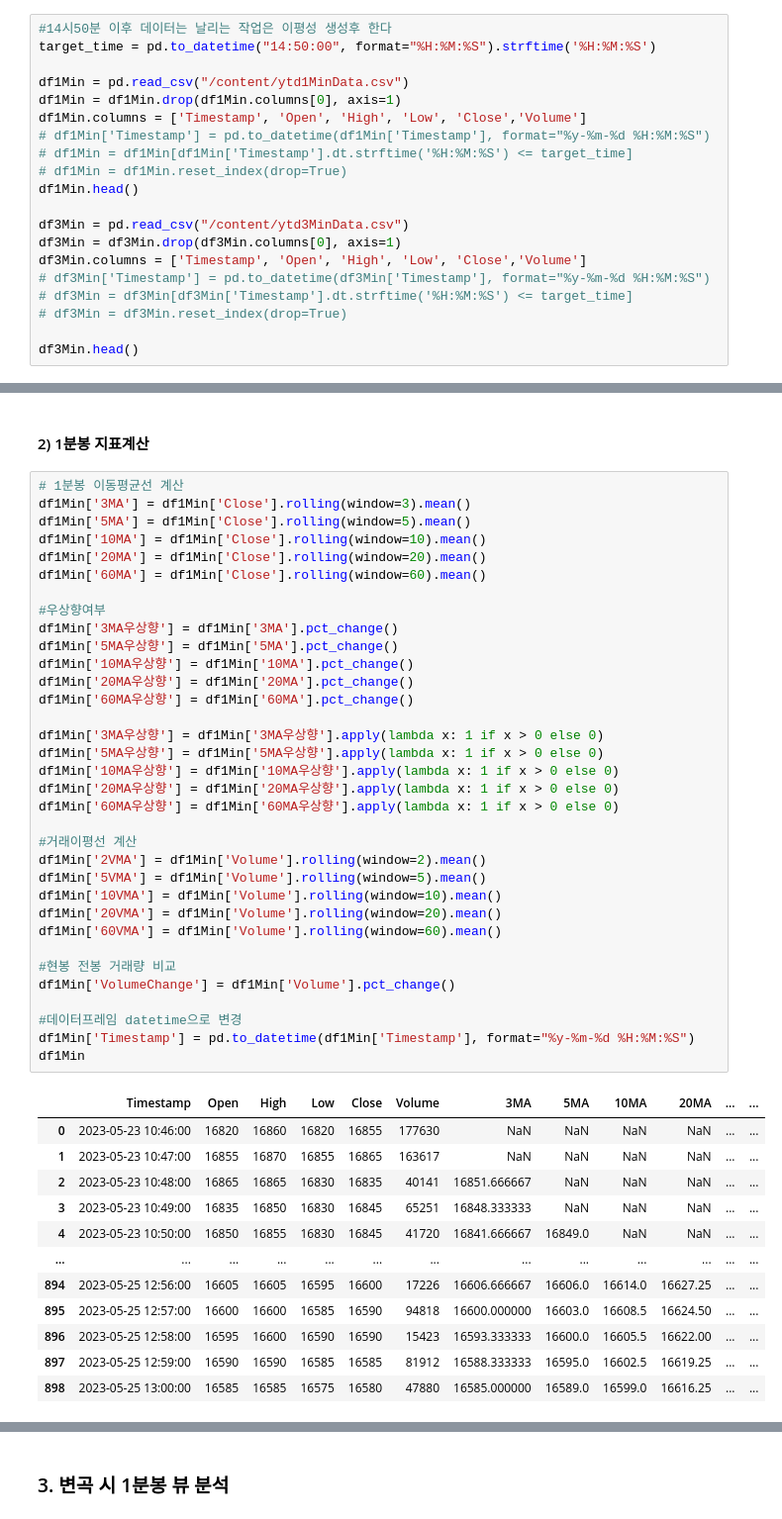
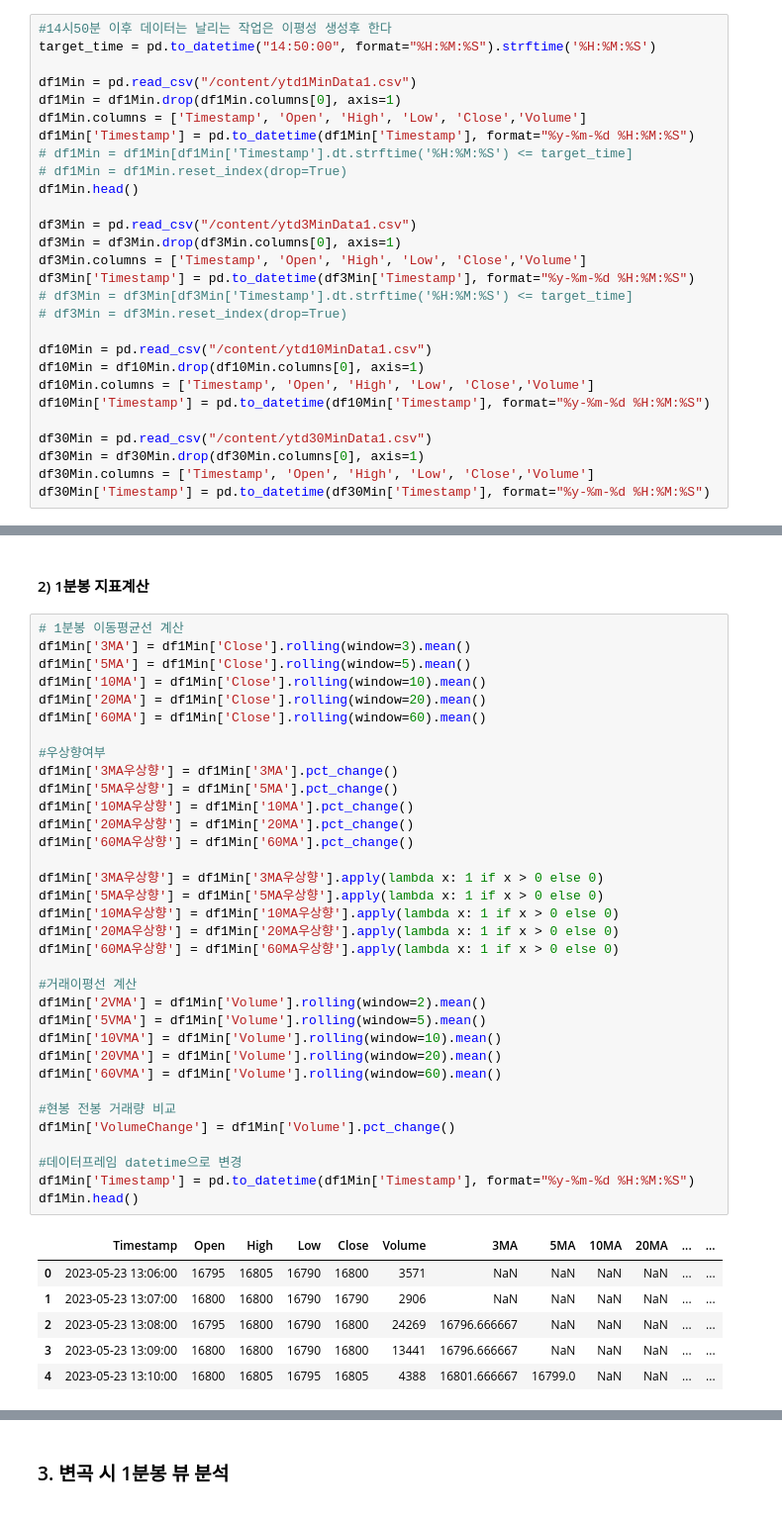
Before and after one commit to dongzooo/Quant-with-py, a Jupyter notebook: 캔들데이터 분석/3분봉5이평_변곡_통계분석.ipynb, the cells around one changed output, grey strips where cells are left out. Shown: that part at 99% size. Drawn from its saved outputs; the diff is of its cells as text.

```diff
--- a/캔들데이터 분석/3분봉5이평_변곡_통계분석.ipynb
+++ b/캔들데이터 분석/3분봉5이평_변곡_통계분석.ipynb
@@ -54,19 +69,27 @@ Saving ytd3MinData.csv to ytd3MinData.csv
 #14시50분 이후 데이터는 날리는 작업은 이평성 생성후 한다
 target_time = pd.to_datetime("14:50:00", format="%H:%M:%S").strftime('%H:%M:%S')
 
-df1Min = pd.read_csv("/content/ytd1MinData.csv")
+df1Min = pd.read_csv("/content/ytd1MinData1.csv")
 df1Min = df1Min.drop(df1Min.columns[0], axis=1)
 df1Min.columns = ['Timestamp', 'Open', 'High', 'Low', 'Close','Volume']
-# df1Min['Timestamp'] = pd.to_datetime(df1Min['Timestamp'], format="%y-%m-%d %H:%M:%S")
+df1Min['Timestamp'] = pd.to_datetime(df1Min['Timestamp'], format="%y-%m-%d %H:%M:%S")
 # df1Min = df1Min[df1Min['Timestamp'].dt.strftime('%H:%M:%S') <= target_time]
 # df1Min = df1Min.reset_index(drop=True)
 df1Min.head()
 
-df3Min = pd.read_csv("/content/ytd3MinData.csv")
+df3Min = pd.read_csv("/content/ytd3MinData1.csv")
 df3Min = df3Min.drop(df3Min.columns[0], axis=1)
 df3Min.columns = ['Timestamp', 'Open', 'High', 'Low', 'Close','Volume']
-# df3Min['Timestamp'] = pd.to_datetime(df3Min['Timestamp'], format="%y-%m-%d %H:%M:%S")
+df3Min['Timestamp'] = pd.to_datetime(df3Min['Timestamp'], format="%y-%m-%d %H:%M:%S")
 # df3Min = df3Min[df3Min['Timestamp'].dt.strftime('%H:%M:%S') <= target_time]
 # df3Min = df3Min.reset_index(drop=True)
 
-df3Min.head()
+df10Min = pd.read_csv("/content/ytd10MinData1.csv")
+df10Min = df10Min.drop(df10Min.columns[0], axis=1)
+df10Min.columns = ['Timestamp', 'Open', 'High', 'Low', 'Close','Volume']
+df10Min['Timestamp'] = pd.to_datetime(df10Min['Timestamp'], format="%y-%m-%d %H:%M:%S")
+
+df30Min = pd.read_csv("/content/ytd30MinData1.csv")
+df30Min = df30Min.drop(df30Min.columns[0], axis=1)
+df30Min.columns = ['Timestamp', 'Open', 'High', 'Low', 'Close','Volume']
+df30Min['Timestamp'] = pd.to_datetime(df30Min['Timestamp'], format="%y-%m-%d %H:%M:%S")
@@ -124,42 +194,36 @@ df1Min['10MA'] = df1Min['Close'].rolling(window=10).mean()
 df1Min['20MA'] = df1Min['Close'].rolling(window=20).mean()
 df1Min['60MA'] = df1Min['Close'].rolling(window=60).mean()
 
 #우상향여부
 df1Min['3MA우상향'] = df1Min['3MA'].pct_change()
 df1Min['5MA우상향'] = df1Min['5MA'].pct_change()
 df1Min['10MA우상향'] = df1Min['10MA'].pct_change()
 df1Min['20MA우상향'] = df1Min['20MA'].pct_change()
 df1Min['60MA우상향'] = df1Min['60MA'].pct_change()
 
 df1Min['3MA우상향'] = df1Min['3MA우상향'].apply(lambda x: 1 if x > 0 else 0)
 df1Min['5MA우상향'] = df1Min['5MA우상향'].apply(lambda x: 1 if x > 0 else 0)
 df1Min['10MA우상향'] = df1Min['10MA우상향'].apply(lambda x: 1 if x > 0 else 0)
 df1Min['20MA우상향'] = df1Min['20MA우상향'].apply(lambda x: 1 if x > 0 else 0)
 df1Min['60MA우상향'] = df1Min['60MA우상향'].apply(lambda x: 1 if x > 0 else 0)
 
 #거래이평선 계산
 df1Min['2VMA'] = df1Min['Volume'].rolling(window=2).mean()
 df1Min['5VMA'] = df1Min['Volume'].rolling(window=5).mean()
 df1Min['10VMA'] = df1Min['Volume'].rolling(window=10).mean()
 df1Min['20VMA'] = df1Min['Volume'].rolling(window=20).mean()
 df1Min['60VMA'] = df1Min['Volume'].rolling(window=60).mean()
 
 #현봉 전봉 거래량 비교
 df1Min['VolumeChange'] = df1Min['Volume'].pct_change()
 
 #데이터프레임 datetime으로 변경
 df1Min['Timestamp'] = pd.to_datetime(df1Min['Timestamp'], format="%y-%m-%d %H:%M:%S")
-df1Min
+df1Min.head()
 # %% [output]
 |  | Timestamp | Open | High | Low | Close | Volume | 3MA | 5MA | 10MA | 20MA | ... | ... |
-| 0 | 2023-05-23 10:46:00 | 16820 | 16860 | 16820 | 16855 | 177630 | NaN | NaN | NaN | NaN | ... | ... |
-| 1 | 2023-05-23 10:47:00 | 16855 | 16870 | 16855 | 16865 | 163617 | NaN | NaN | NaN | NaN | ... | ... |
-| 2 | 2023-05-23 10:48:00 | 16865 | 16865 | 16830 | 16835 | 40141 | 16851.666667 | NaN | NaN | NaN | ... | ... |
-| 3 | 2023-05-23 10:49:00 | 16835 | 16850 | 16830 | 16845 | 65251 | 16848.333333 | NaN | NaN | NaN | ... | ... |
-| 4 | 2023-05-23 10:50:00 | 16850 | 16855 | 16830 | 16845 | 41720 | 16841.666667 | 16849.0 | NaN | NaN | ... | ... |
-| ... | ... | ... | ... | ... | ... | ... | ... | ... | ... | ... | ... | ... |
-| 894 | 2023-05-25 12:56:00 | 16605 | 16605 | 16595 | 16600 | 17226 | 16606.666667 | 16606.0 | 16614.0 | 16627.25 | ... | ... |
-| 895 | 2023-05-25 12:57:00 | 16600 | 16600 | 16585 | 16590 | 94818 | 16600.000000 | 16603.0 | 16608.5 | 16624.50 | ... | ... |
-| 896 | 2023-05-25 12:58:00 | 16595 | 16600 | 16590 | 16590 | 15423 | 16593.333333 | 16600.0 | 16605.5 | 16622.00 | ... | ... |
-| 897 | 2023-05-25 12:59:00 | 16590 | 16590 | 16585 | 16585 | 81912 | 16588.333333 | 16595.0 | 16602.5 | 16619.25 | ... | ... |
-| 898 | 2023-05-25 13:00:00 | 16585 | 16585 | 16575 | 16580 | 47880 | 16585.000000 | 16589.0 | 16599.0 | 16616.25 | ... | ... |
+| 0 | 2023-05-23 13:06:00 | 16795 | 16805 | 16790 | 16800 | 3571 | NaN | NaN | NaN | NaN | ... | ... |
+| 1 | 2023-05-23 13:07:00 | 16800 | 16800 | 16790 | 16790 | 2906 | NaN | NaN | NaN | NaN | ... | ... |
+| 2 | 2023-05-23 13:08:00 | 16795 | 16800 | 16790 | 16800 | 24269 | 16796.666667 | NaN | NaN | NaN | ... | ... |
+| 3 | 2023-05-23 13:09:00 | 16800 | 16800 | 16790 | 16800 | 13441 | 16796.666667 | NaN | NaN | NaN | ... | ... |
+| 4 | 2023-05-23 13:10:00 | 16800 | 16805 | 16795 | 16805 | 4388 | 16801.666667 | 16799.0 | NaN | NaN | ... | ... |
```
Also changed, not shown: parts of 32 cells of this notebook.
